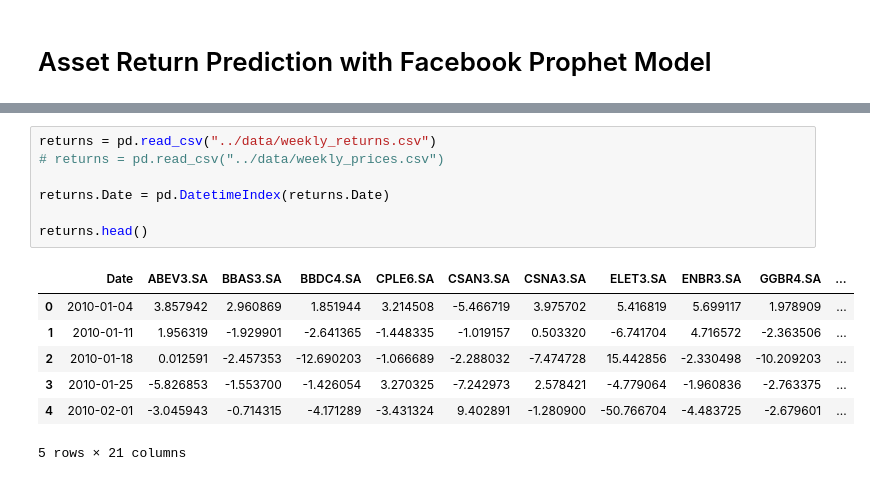
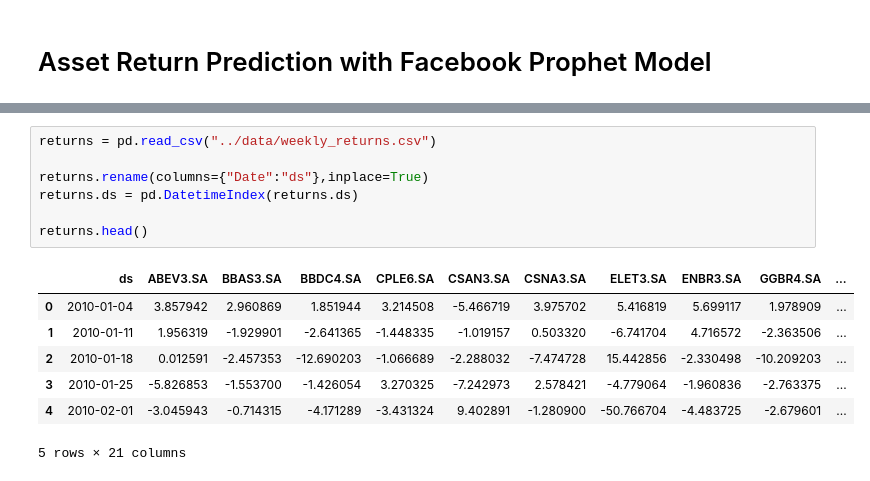
Before and after one commit to MathNog/Genetic-Algorithm-Project, a Jupyter notebook: code/predict_return_prophet.ipynb, the cells around one changed output, grey strips where cells are left out. Cells and saved outputs as stored; diff of their text form.

```diff
--- a/code/predict_return_prophet.ipynb
+++ b/code/predict_return_prophet.ipynb
@@ -9,12 +12,12 @@ from prophet.plot import plot_plotly
 # %%
 returns = pd.read_csv("../data/weekly_returns.csv")
-# returns = pd.read_csv("../data/weekly_prices.csv")
 
-returns.Date = pd.DatetimeIndex(returns.Date)
+returns.rename(columns={"Date":"ds"},inplace=True)
+returns.ds = pd.DatetimeIndex(returns.ds)
 
 returns.head()
 # %% [output]
-|  | Date | ABEV3.SA | BBAS3.SA | BBDC4.SA | CPLE6.SA | CSAN3.SA | CSNA3.SA | ELET3.SA | ENBR3.SA | GGBR4.SA | ... |
+|  | ds | ABEV3.SA | BBAS3.SA | BBDC4.SA | CPLE6.SA | CSAN3.SA | CSNA3.SA | ELET3.SA | ENBR3.SA | GGBR4.SA | ... |
 | 0 | 2010-01-04 | 3.857942 | 2.960869 | 1.851944 | 3.214508 | -5.466719 | 3.975702 | 5.416819 | 5.699117 | 1.978909 | ... |
 | 1 | 2010-01-11 | 1.956319 | -1.929901 | -2.641365 | -1.448335 | -1.019157 | 0.503320 | -6.741704 | 4.716572 | -2.363506 | ... |
 | 2 | 2010-01-18 | 0.012591 | -2.457353 | -12.690203 | -1.066689 | -2.288032 | -7.474728 | 15.442856 | -2.330498 | -10.209203 | ... |
```
Also changed, not shown: parts of 12 cells of this notebook, 9 other files.
